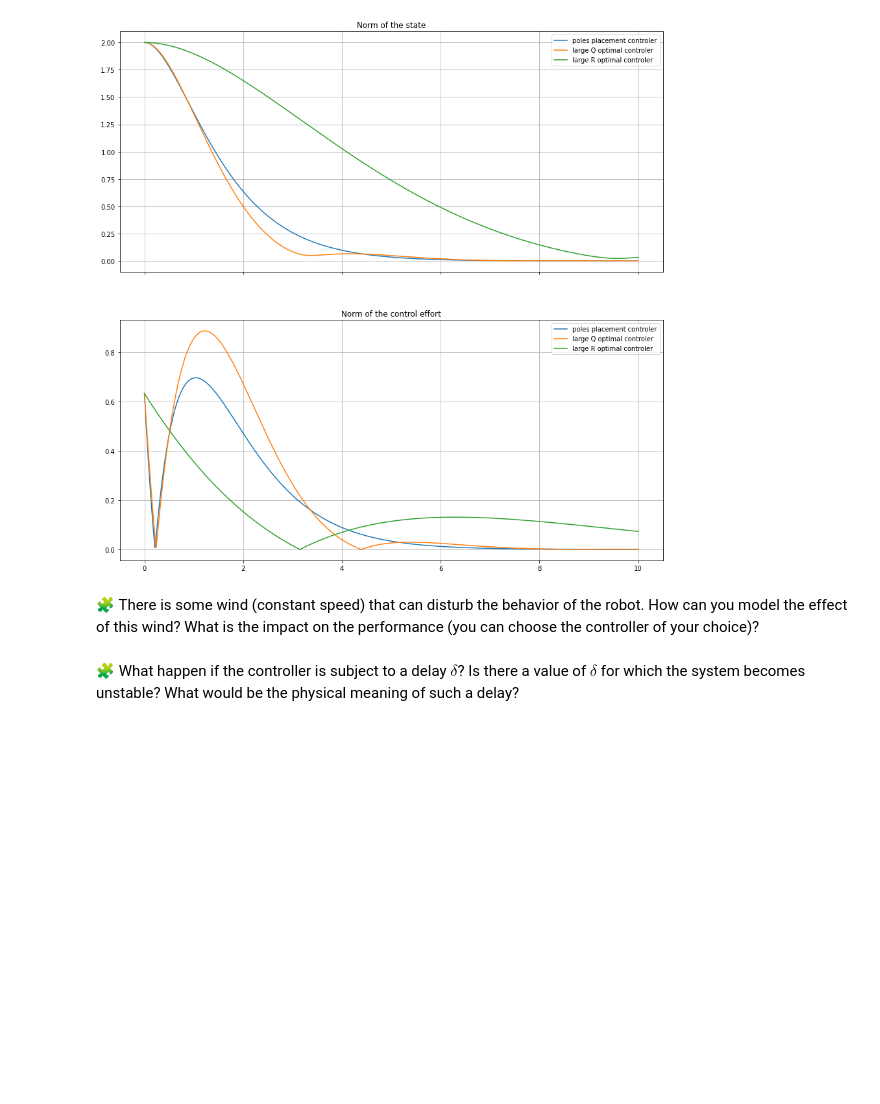
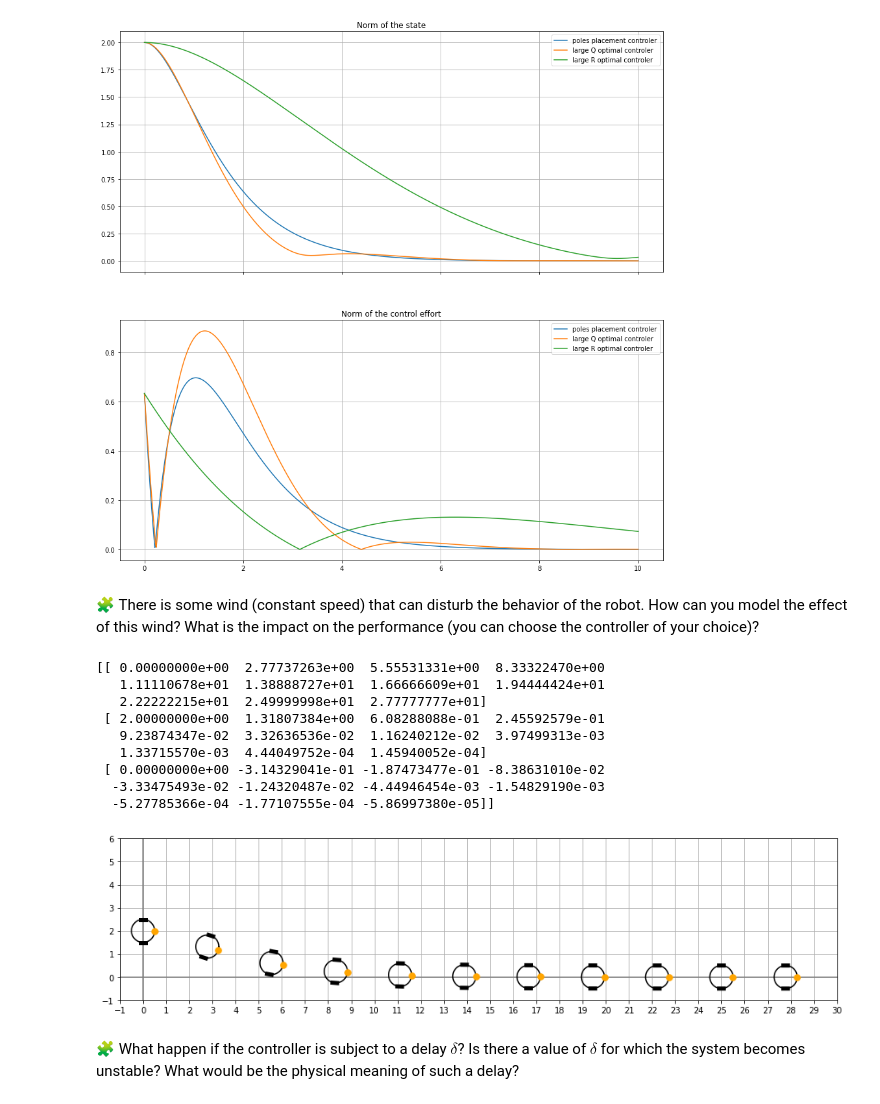
Before and after one commit to MarouaneBAZZAOUI0/control-engineering-with-python-project-2021-2022, a Jupyter notebook: Project - Step 3.ipynb, the cells around one changed output. Cells and saved outputs as stored; diff of their text form; code cells hidden in the pictures; blank space fills up the shorter version.

```diff
--- a/Project - Step 3.ipynb
+++ b/Project - Step 3.ipynb
@@ -843,5 +858,36 @@ ax2.legend()
 [figure]
 # %% [markdown]
 🧩 There is some wind (constant speed) that can disturb the behavior of the robot. How can you model the effect of this wind? What is the impact on the performance (you can choose the controller of your choice)?
+# %%
+WindX = -1
+WindY = 0.5
+def fun(t,deltaX):
+    return A@deltaX+B@deltaOmega(t,deltaX)+[WindX-v,WindY,0]
+
+poles = [-1.2,-1.21,-1.22] # Strictly negative real part
+K = place_poles(A,B,poles).gain_matrix
+
+tf = 10
+r = solve_ivp(fun=lin_fun,t_span=[0,tf],y0=[0,2,0],dense_output=True, rtol=1e-6, atol=1e-12)
+
+step = 1
+t = arange(0,tf+step,step)
+sol_t = r["sol"](t)
+sol_t[0]+=v*t
+print(sol_t)
+draw_arena(-1,30,-1,6)
+for x, y, theta in sol_t.T:
+    draw_robot(x, y, theta)
+# %% [output]
+[[ 0.00000000e+00  2.77737263e+00  5.55531331e+00  8.33322470e+00
+   1.11110678e+01  1.38888727e+01  1.66666609e+01  1.94444424e+01
+   2.22222215e+01  2.49999998e+01  2.77777777e+01]
+ [ 2.00000000e+00  1.31807384e+00  6.08288088e-01  2.45592579e-01
+   9.23874347e-02  3.32636536e-02  1.16240212e-02  3.97499313e-03
+   1.33715570e-03  4.44049752e-04  1.45940052e-04]
+ [ 0.00000000e+00 -3.14329041e-01 -1.87473477e-01 -8.38631010e-02
+  -3.33475493e-02 -1.24320487e-02 -4.44946454e-03 -1.54829190e-03
+  -5.27785366e-04 -1.77107555e-04 -5.86997380e-05]]
+[figure, added]
 # %% [markdown]
 🧩 What happen if the controller is subject to a delay $\delta$? Is there a value of $\delta$ for which the system becomes unstable? What would be the physical meaning of such a delay?
```
Also changed, not shown: parts of 7 cells of this notebook.
